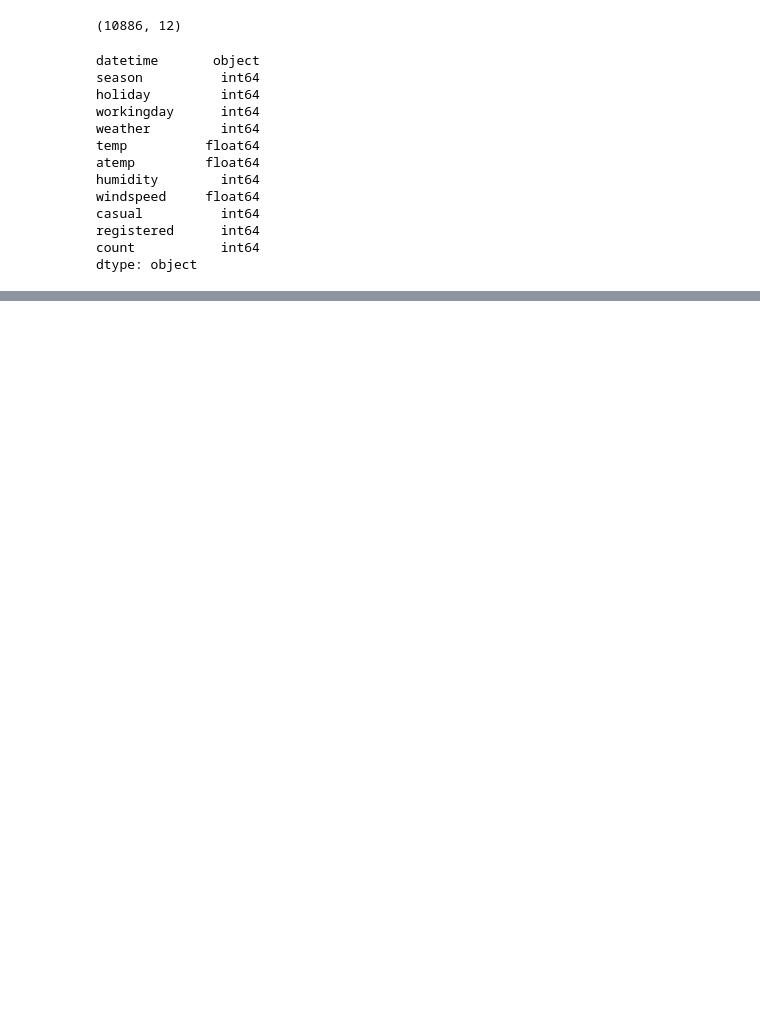
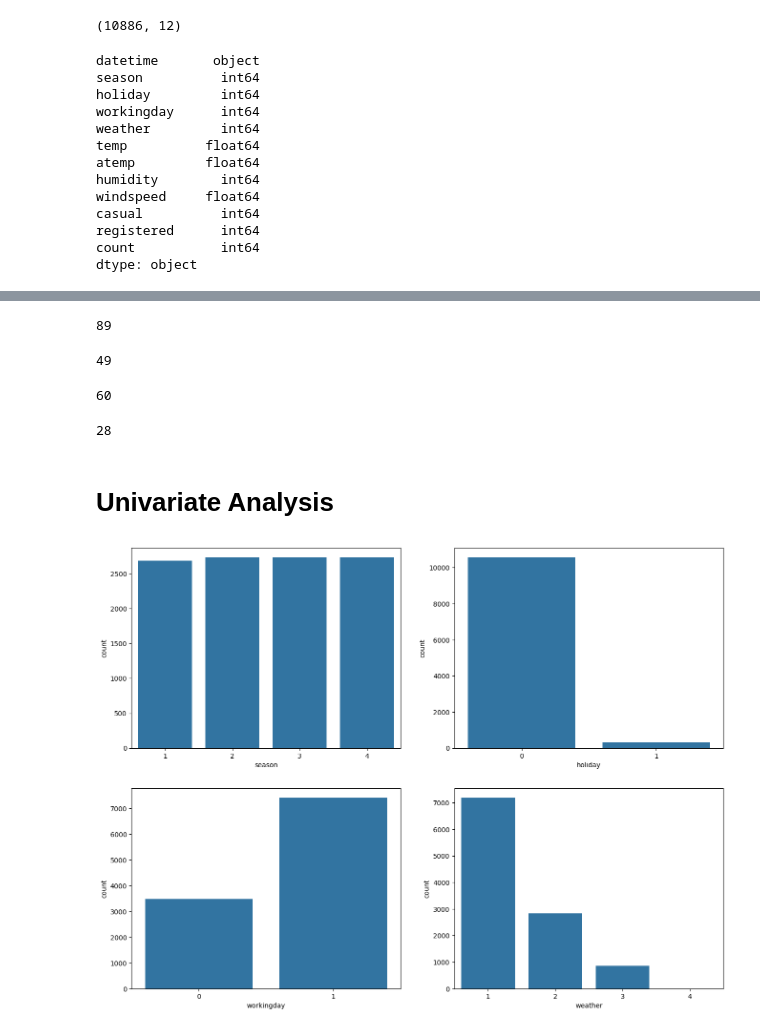
Before and after one commit to kuldeepsaini23/Scaler-DSML, a Jupyter notebook: Module-7/Yulu CaseStudy/yuluCaseStudy.ipynb, the cells around one changed output, grey strips where cells are left out. Drawn from its saved outputs; the diff is of its cells as text; code cells hidden in the pictures; blank space fills up the shorter version.

```diff
--- a/Module-7/Yulu CaseStudy/yuluCaseStudy.ipynb
+++ b/Module-7/Yulu CaseStudy/yuluCaseStudy.ipynb
@@ -47,0 +110,32 @@ df.describe()
+# %%
+df["humidity"].nunique()
+# %% [output]
+89
+# %%
+df["temp"].nunique()
+# %% [output]
+49
+# %%
+df["atemp"].nunique()
+# %% [output]
+60
+# %%
+df["windspeed"].nunique()
+# %% [output]
+28
+# %% [markdown]
+# Univariate Analysis
+# %%
+cat = ['season', 'holiday', 'workingday', 'weather']
+
+fig, axis = plt.subplots(nrows=2, ncols=2, figsize=(16, 12))
+
+index = 0
+for row in range(2):
+    for col in range(2):
+        sns.countplot(x=df[cat[index]],data=df,ax=axis[row,col])
+        index += 1
+
+plt.show()
+# %% [output]
+[figure, added]
```
Also changed, not shown: parts of 57 cells of this notebook, 8 other files.
